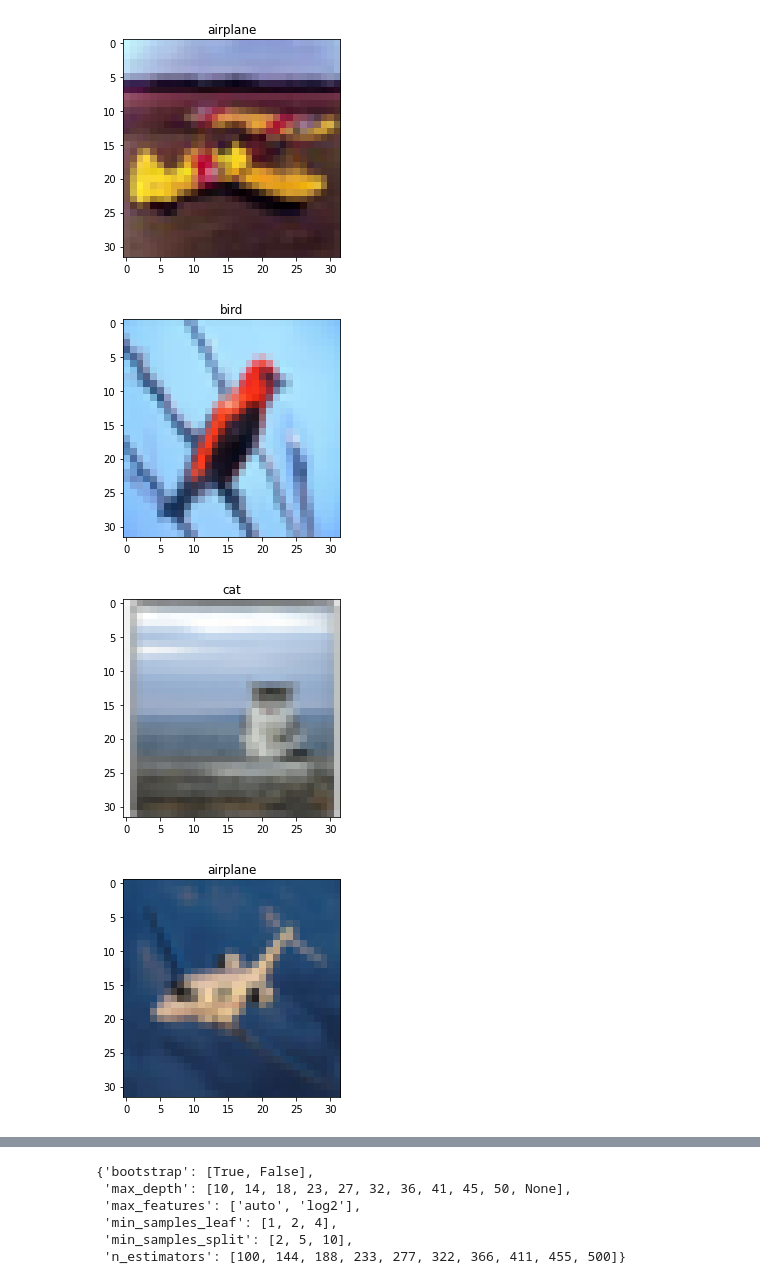
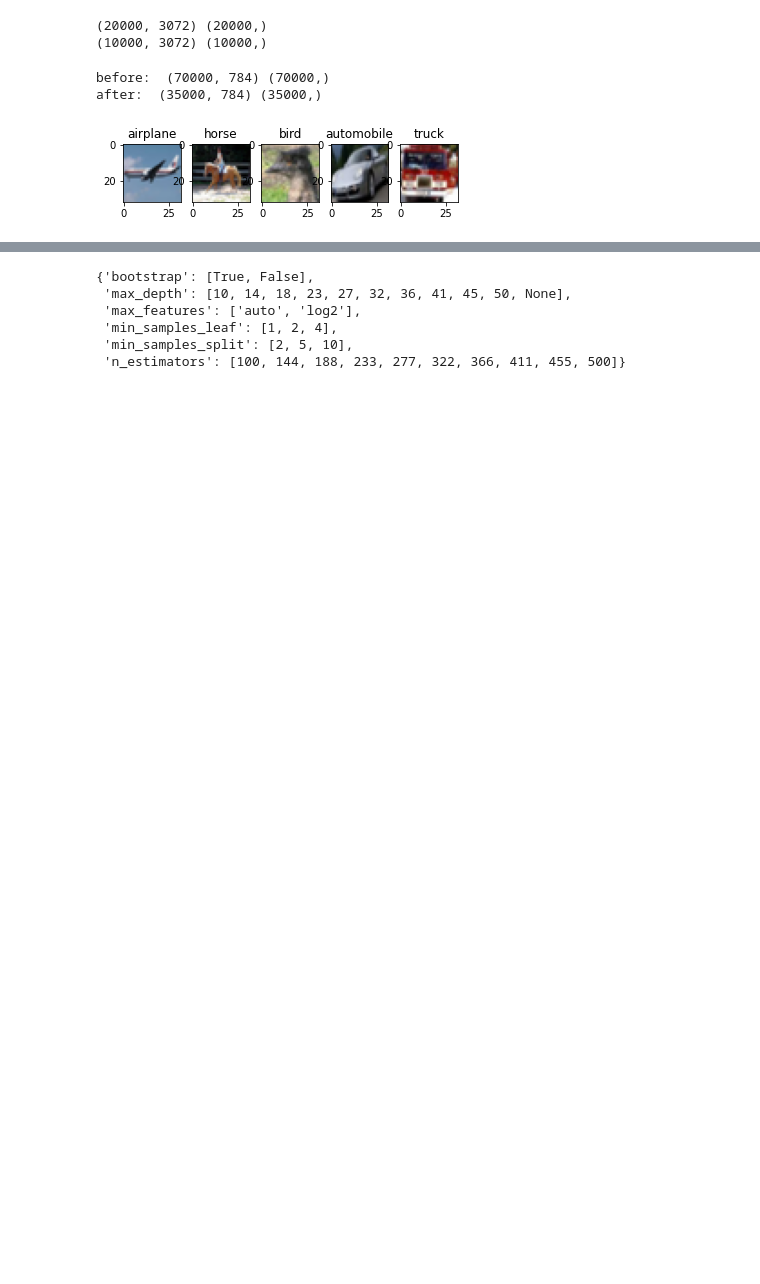
Before and after one commit to abhivsridhar9/EE460J_Lab4, a Jupyter notebook: cms6788_Lab4/Lab4.ipynb, the cells around one changed output, grey strips where cells are left out. Cells and saved outputs as stored; diff of their text form; code cells hidden in the pictures; blank space fills up the shorter version.

```diff
--- a/cms6788_Lab4/Lab4.ipynb
+++ b/cms6788_Lab4/Lab4.ipynb
@@ -21,0 +29,10 @@ dataset_num = sklearn.datasets.fetch_openml('mnist_784')
+# %%
+# reduce CIFAR size
+print(dataset.data.shape, dataset.target.shape)
+data = dataset.data.join(dataset.target)
+data = data.sample(frac=0.5, random_state=0, replace=False)
+dataset.data, dataset.target = data.iloc[:, :-1], data.iloc[:, [-1]].squeeze()
+print(dataset.data.shape, dataset.target.shape)
+# %% [output]
+(20000, 3072) (20000,)
+(10000, 3072) (10000,)
@@ -22,22 +41,22 @@ dataset_num = sklearn.datasets.fetch_openml('mnist_784')
+# %%
+# reduce MNIST size
+print('before: ',dataset_num.data.shape, dataset_num.target.shape)
+data_num = dataset_num.data.join(dataset_num.target)
+data_num = data_num.sample(frac=0.5, random_state=0, replace=False)
+dataset_num.data, dataset_num.target = data_num.iloc[:, :-1], data_num.iloc[:, [-1]].squeeze()
+print('after: ', dataset_num.data.shape, dataset_num.target.shape)
+# %% [output]
+before:  (70000, 784) (70000,)
+after:  (35000, 784) (35000,)
 # %%
+fig = plt.figure()
 for i in range(5):
-    rand = random.randrange(0,20000,1)
-    data = dataset["data"].iloc[rand].tolist()
+    fig.add_subplot(1, 5, i+1)
+    rand = random.randrange(0,10000,1)
     classNames = ['airplane', 'automobile', 'bird', 'cat', 'deer', 'dog', 'frog', 'horse', 'ship', 'truck']
     classifications = dataset["target"].iloc[rand]
-    data = np.array(data)
-    #print(data)
-    data = data.reshape(3, 32, 32)
-    im = np.transpose(data, axes=[1, 2, 0])
-    im = np.uint8(im)
-    #print(data)
-    #print(img)
-    #img = np.array(img)
-    plt.imshow(Image.fromarray(im))
+    im = np.uint8(np.transpose(dataset["data"].iloc[rand].to_numpy().reshape(3, 32, 32), axes=[1, 2, 0]))
+    plt.imshow(im)
     plt.title(classNames[int(classifications)])
-    plt.show()
 # %% [output]
-[figure, old version]
+[figure, new version]
-[figure, removed]
-[figure, removed]
-[figure, removed]
```
Also changed, not shown: parts of 31 cells of this notebook.
